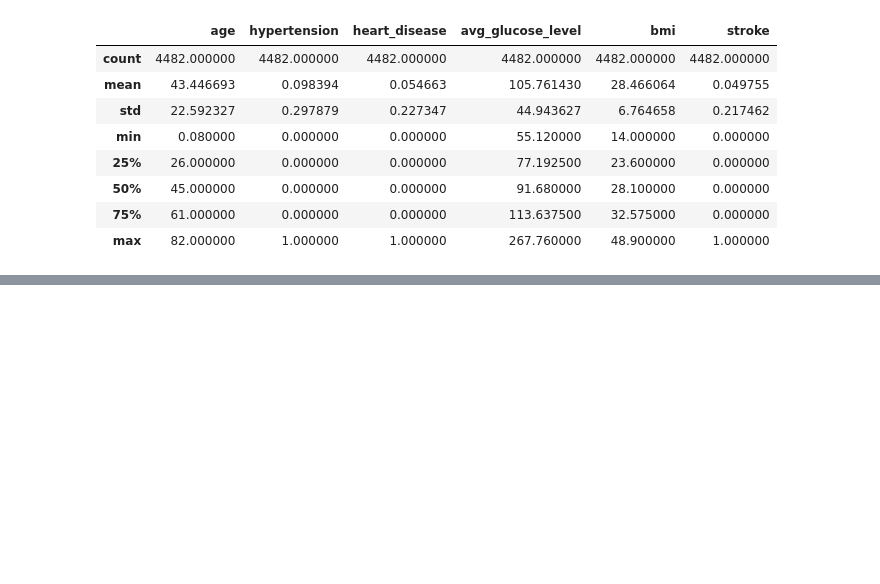
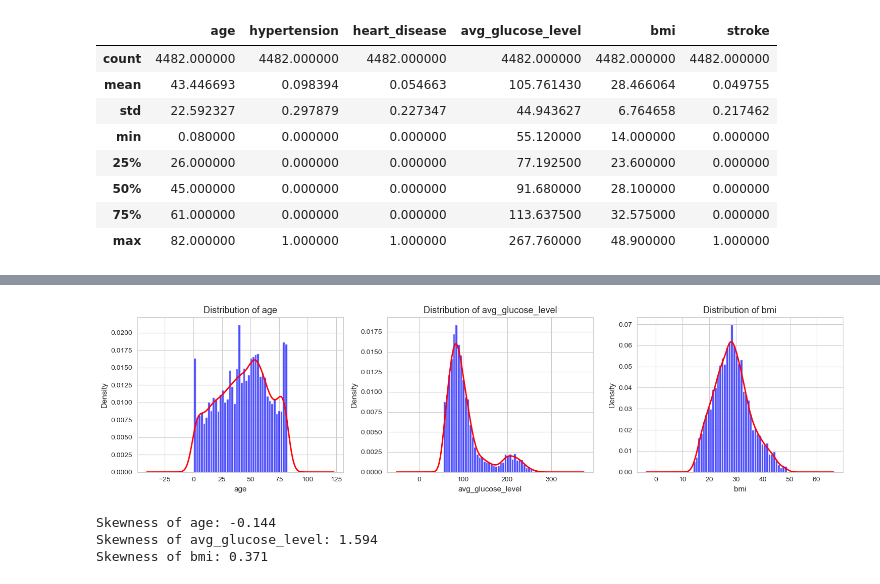
Before and after one commit to vcmeamaria/brain-stroke-classification-project, a Jupyter notebook: brain_stroke_classification.ipynb, the cells around one changed output, grey strips where cells are left out. Drawn from its saved outputs; the diff is of its cells as text; code cells hidden in the pictures; blank space fills up the shorter version.

```diff
--- a/brain_stroke_classification.ipynb
+++ b/brain_stroke_classification.ipynb
@@ -122,0 +165,5 @@ df.describe()
+# %%
+# unique values per column
+
+for col in df.columns:
+    print(f"{col}: {df[col].nunique()} unique values  ->  {df[col].unique()[:8]}")
@@ -122,0 +216,24 @@ df.describe()
+# %%
+# Histograms and KDE plots for numeric features
+numeric_features = ['age', 'avg_glucose_level', 'bmi']
+fig, axes = plt.subplots(1, 3, figsize=(15, 4))
+
+for ax, col in zip(axes, numeric_features):
+    ax.hist(df[col], bins=40, color='blue', edgecolor='white',
+            alpha=0.7, density=True)
+    df[col].plot(kind='kde', ax=ax, color='red', linewidth=2)
+    ax.set_title(f'Distribution of {col}')
+    ax.set_xlabel(col)
+    ax.set_ylabel('Density')
+
+plt.tight_layout()
+plt.show()
+
+# Print skewness for each feature
+for col in numeric_features:
+    print(f"Skewness of {col}: {df[col].skew():.3f}")
+# %% [output]
+[figure, added]
+Skewness of age: -0.144
+Skewness of avg_glucose_level: 1.594
+Skewness of bmi: 0.371
```
Also changed, not shown: parts of 18 cells of this notebook.
